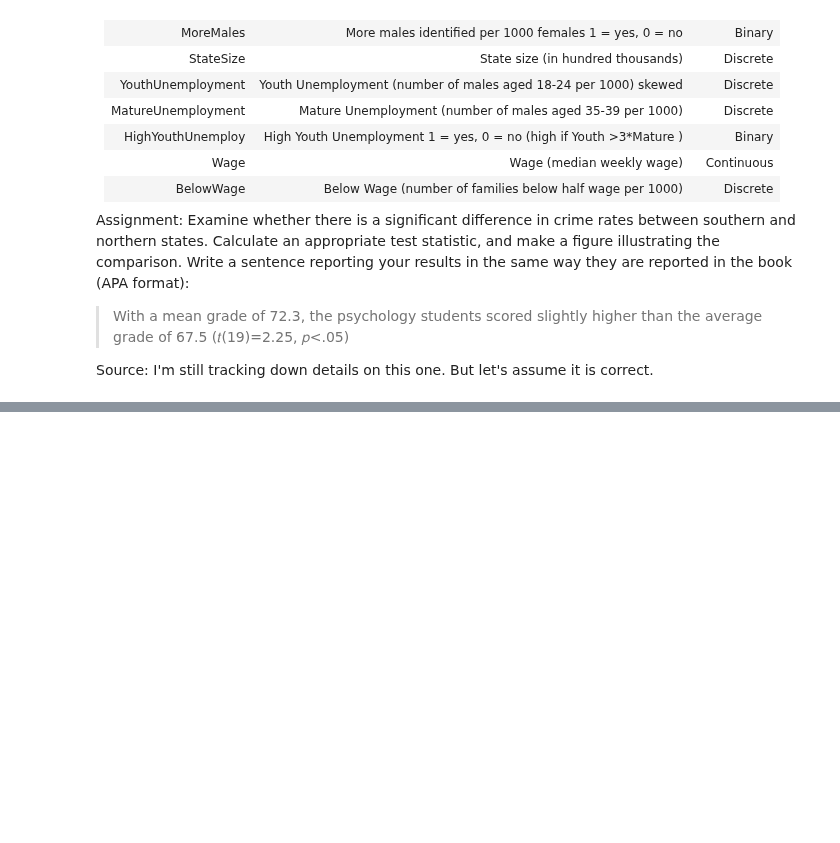
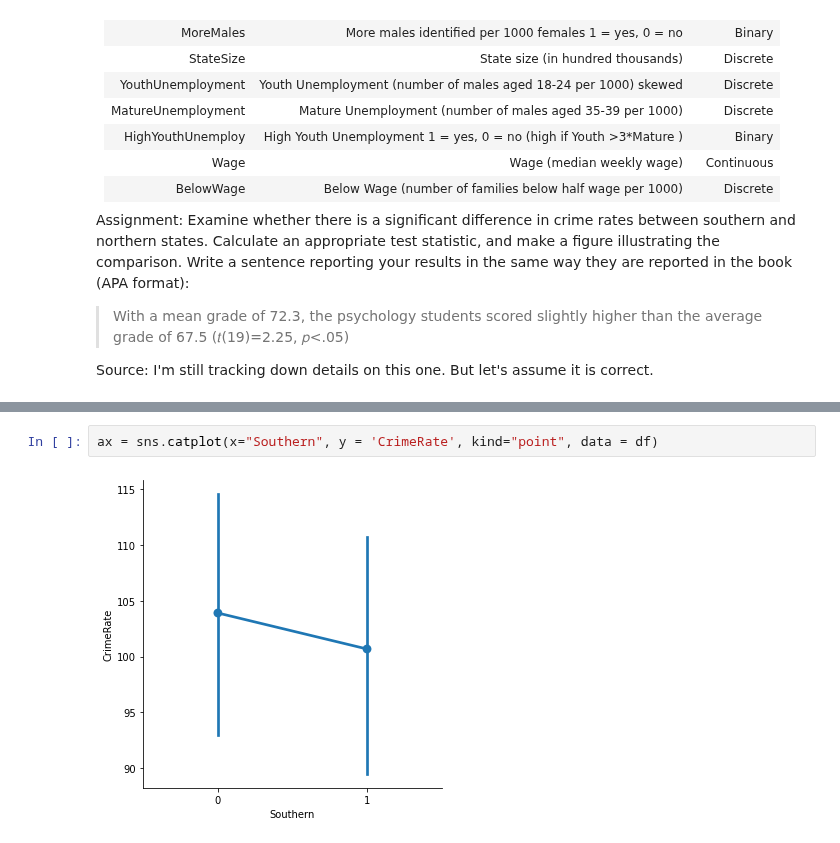
Before and after one commit to ethanweed/ExPsyLing, a Jupyter notebook: 2021/Notebooks/Lab_08_t-tests-solutions.ipynb, the cells around one changed output, grey strips where cells are left out. Drawn from its saved outputs; the diff is of its cells as text; blank space fills up the shorter version.

```diff
--- a/2021/Notebooks/Lab_08_t-tests-solutions.ipynb
+++ b/2021/Notebooks/Lab_08_t-tests-solutions.ipynb
@@ -222,0 +254,4 @@ Levine, J. A., Eberhardt, N. L., and Jensen, M. D. (1999) Role of nonexcercise a
+# %%
+ax = sns.catplot(x="Southern", y = 'CrimeRate', kind="point", data = df)
+# %% [output]
+[figure, added]
```
Also changed, not shown: parts of 19 cells of this notebook, 2 other files.
